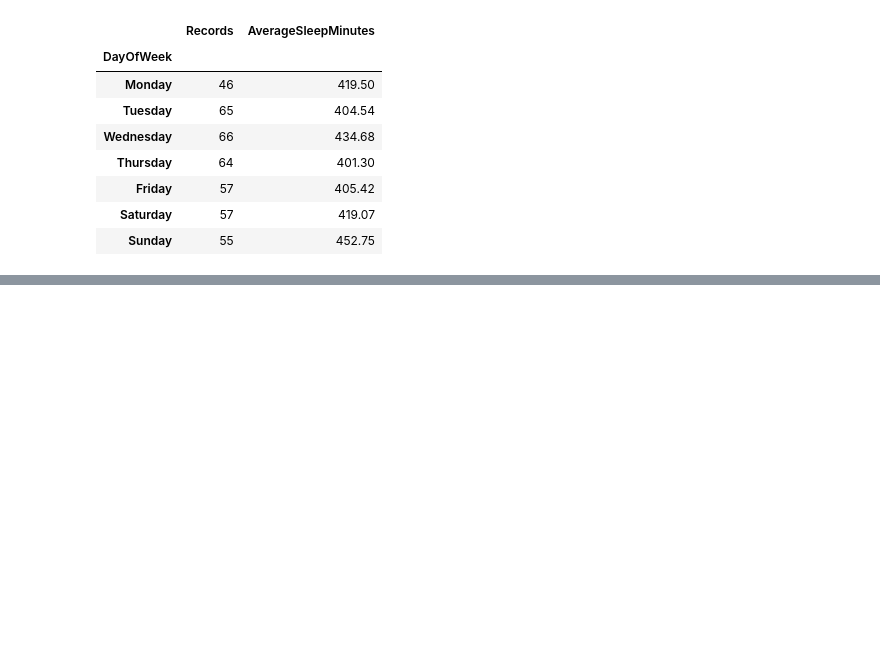
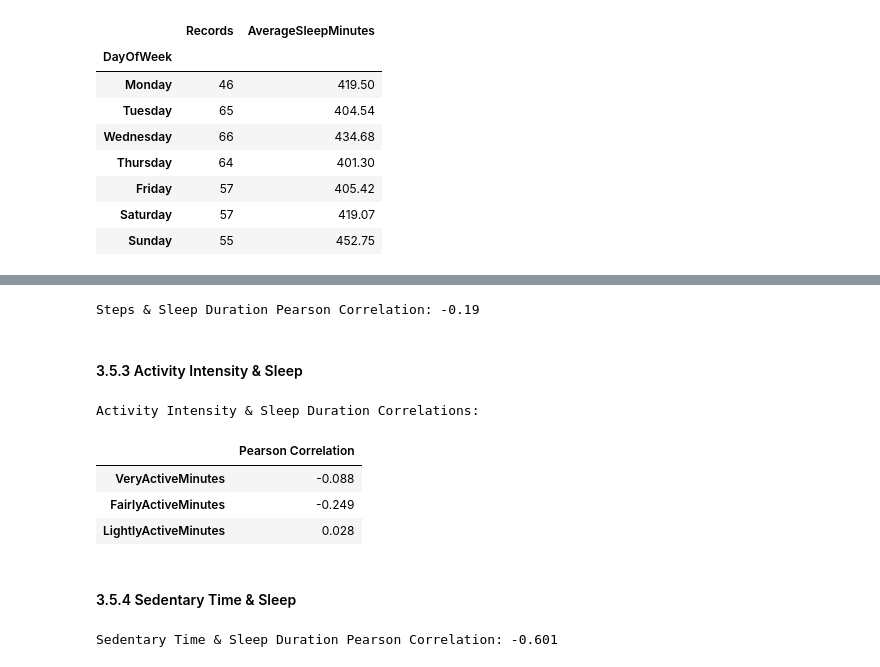
Before and after one commit to Abdallah-9i/bellabeat-data-analysis, a Jupyter notebook: notebooks/03_exploratory_data_analysis.ipynb, the cells around one changed output, grey strips where cells are left out. Drawn from its saved outputs; the diff is of its cells as text; code cells hidden in the pictures; blank space fills up the shorter version.

```diff
--- a/notebooks/03_exploratory_data_analysis.ipynb
+++ b/notebooks/03_exploratory_data_analysis.ipynb
@@ -365,0 +410,48 @@ display(sleep_by_day)
+# %%
+# Calculate Pearson correlation between daily steps and sleep duration
+steps_sleep_corr = merged_df["TotalSteps"].corr(
+    merged_df["TotalMinutesAsleep"],
+    method="pearson"
+)
+
+print("Steps & Sleep Duration Pearson Correlation:",
+      round(steps_sleep_corr, 3))
+# %% [output]
+Steps & Sleep Duration Pearson Correlation: -0.19
+# %% [markdown]
+#### 3.5.3 Activity Intensity & Sleep
+# %%
+# Select activity intensity and sleep duration columns
+intensity_sleep = merged_df[
+    ["VeryActiveMinutes", "FairlyActiveMinutes",
+     "LightlyActiveMinutes", "TotalMinutesAsleep"]
+]
+
+# Calculate Pearson correlations with sleep duration
+intensity_sleep_corr = (
+    intensity_sleep.corr(method="pearson")["TotalMinutesAsleep"]
+    .drop("TotalMinutesAsleep")
+    .round(3)
+)
+
+print("Activity Intensity & Sleep Duration Correlations:")
+display(intensity_sleep_corr.to_frame(name="Pearson Correlation"))
+# %% [output]
+Activity Intensity & Sleep Duration Correlations:
+|  | Pearson Correlation |
+| VeryActiveMinutes | -0.088 |
+| FairlyActiveMinutes | -0.249 |
+| LightlyActiveMinutes | 0.028 |
+# %% [markdown]
+#### 3.5.4 Sedentary Time & Sleep
+# %%
+# Calculate Pearson correlation between sedentary time and sleep duration
+sedentary_sleep_corr = merged_df["SedentaryMinutes"].corr(
+    merged_df["TotalMinutesAsleep"],
+    method="pearson"
+)
+
+print("Sedentary Time & Sleep Duration Pearson Correlation:",
+      round(sedentary_sleep_corr, 3))
+# %% [output]
+Sedentary Time & Sleep Duration Pearson Correlation: -0.601
```
Also changed, not shown: parts of 3 cells of this notebook.
